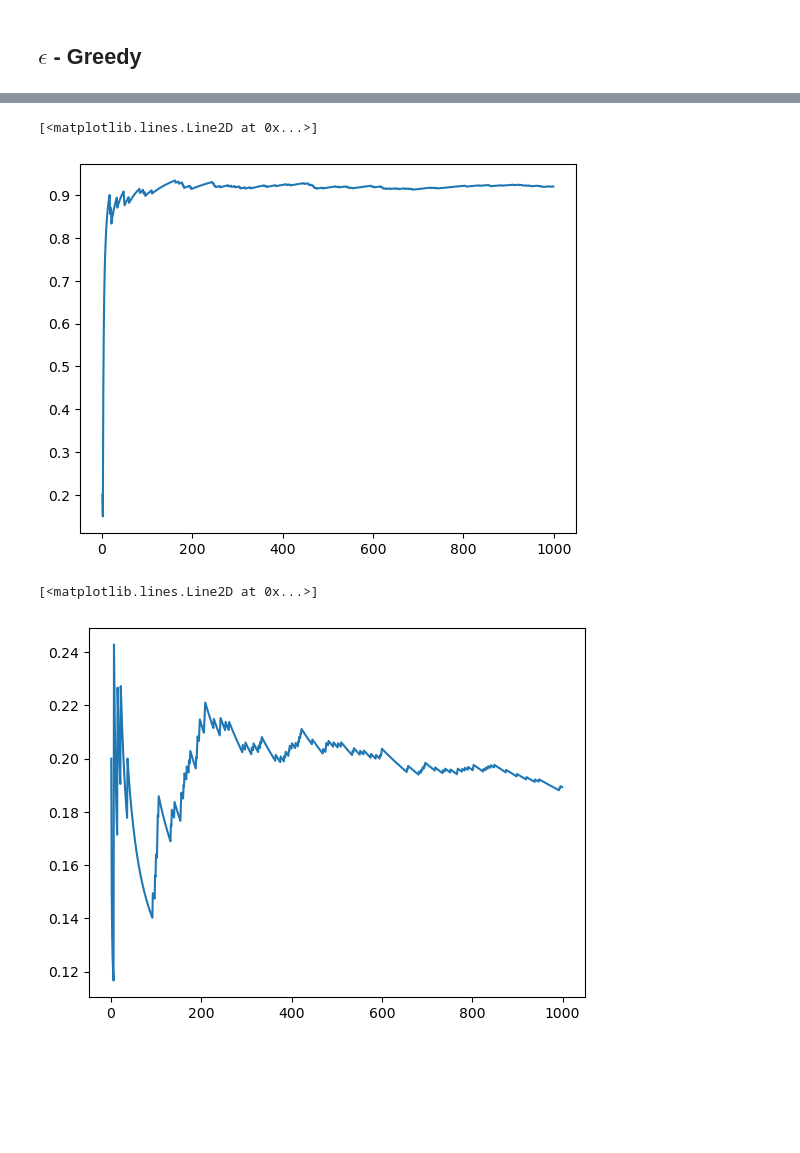
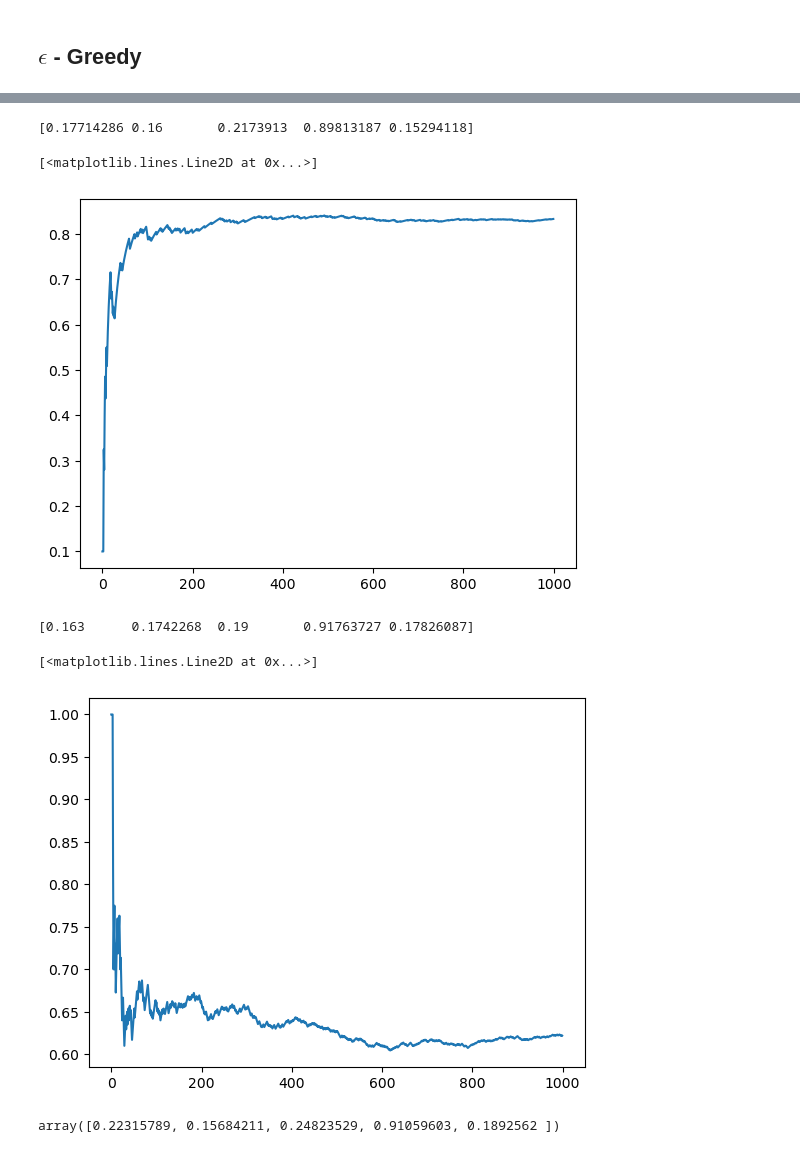
Before and after one commit to TigaJi/RL-demos, a Jupyter notebook: Bandits/epsilon_greedy.ipynb, the cells around one changed output, grey strips where cells are left out. Saved outputs shown, nothing was run; the diff lists cells and outputs as text; code cells hidden in the pictures; blank space fills up the shorter version.

```diff
--- a/Bandits/epsilon_greedy.ipynb
+++ b/Bandits/epsilon_greedy.ipynb
@@ -54,7 +50,7 @@ class EplisonGreedy:
     def simulation(self,num_steps):
         total_reward = 0
         avg_reward = []
-        for i in range(num_steps):
+        for i in range(1,num_steps+1):
             reward = self.step()
             total_reward += reward
             avg_reward.append(total_reward/i)
@@ -69,14 +68,22 @@ avg_reward_0.1 = test.simulation(1000)
 # %%
-test = EplisonGreedy(epsilon = 0.01, n_arms = 5,best_arm = 3)
+test = EplisonGreedy(epsilon = 0.1, n_arms = 5,best_arm = 3)
 avg_reward = test.simulation(1000)
+print(test.Q)
 plt.plot(avg_reward)
 # %% [output]
-[<matplotlib.lines.Line2D at 0x...>]
+[0.17714286 0.16       0.2173913  0.89813187 0.15294118]
+[<matplotlib.lines.Line2D at 0x...>]
-[figure, old version]
+[figure, new version]
 # %%
-test = EplisonGreedy(epsilon = 0, n_arms = 5,best_arm = 3)
+test = EplisonGreedy(epsilon = 0.5, n_arms = 5,best_arm = 3)
 avg_reward = test.simulation(1000)
+print(test.Q)
 plt.plot(avg_reward)
 # %% [output]
-[<matplotlib.lines.Line2D at 0x...>]
+[0.163      0.1742268  0.19       0.91763727 0.17826087]
+[<matplotlib.lines.Line2D at 0x...>]
-[figure, old version]
+[figure, new version]
+# %%
+test.Q
+# %% [output]
+array([0.22315789, 0.15684211, 0.24823529, 0.91059603, 0.1892562 ])
```
Also changed, not shown: parts of 2 cells of this notebook, 1 other file.
